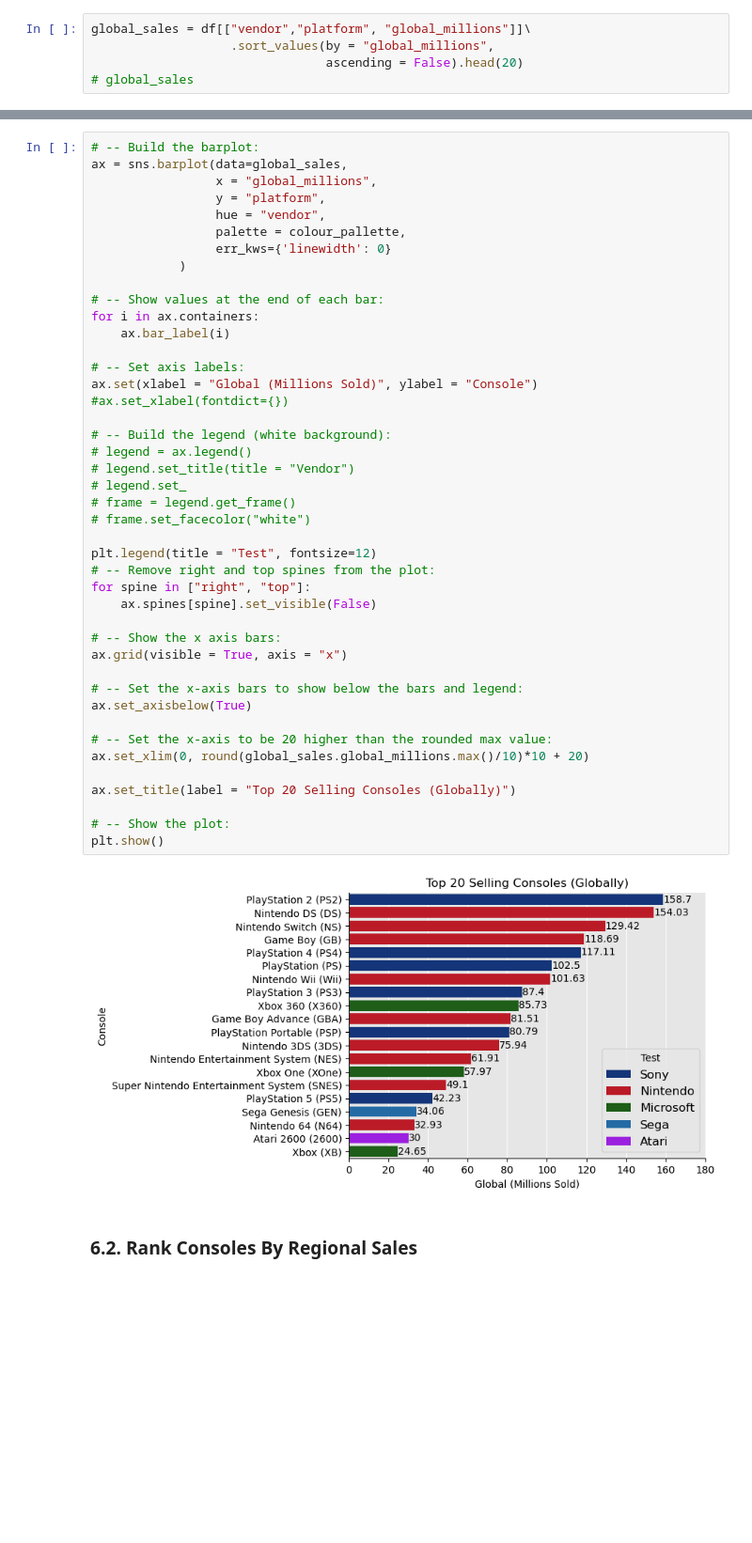
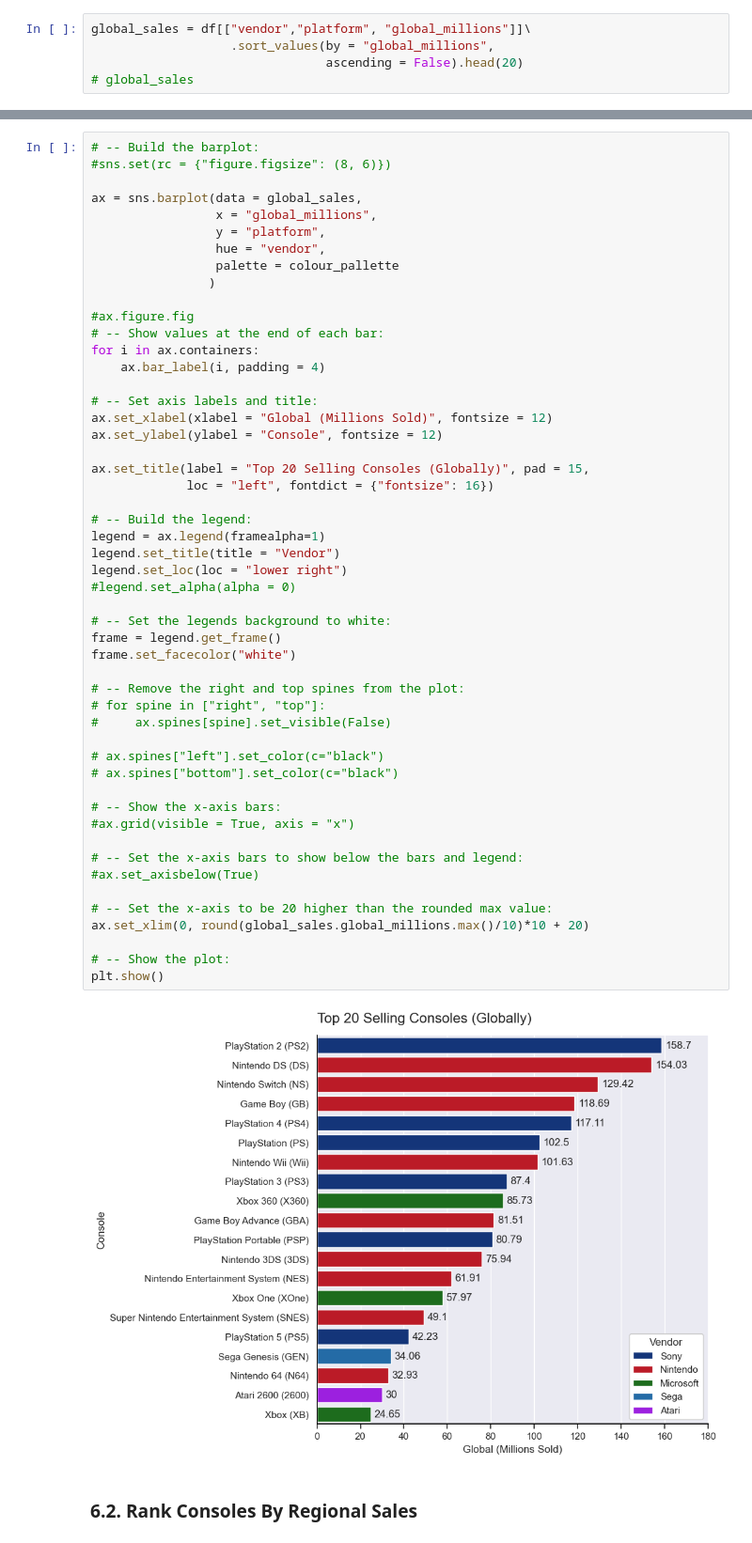
Before and after one commit to York13Pud/data-analytics-portfolio, a Jupyter notebook: video-game-console-sales/analysis.ipynb, the cells around one changed output, grey strips where cells are left out. Shown at 94% size. Drawn from its saved outputs; the diff is of its cells as text; blank space fills up the shorter version.

```diff
--- a/video-game-console-sales/analysis.ipynb
+++ b/video-game-console-sales/analysis.ipynb
@@ -182,48 +233,56 @@ global_sales = df[["vendor","platform", "global_millions"]]\
 # %%
 # -- Build the barplot:
-ax = sns.barplot(data=global_sales,
+#sns.set(rc = {"figure.figsize": (8, 6)})
+
+ax = sns.barplot(data = global_sales,
                  x = "global_millions",
                  y = "platform",
                  hue = "vendor",
-                 palette = colour_pallette,
-                 err_kws={'linewidth': 0}
-            )
+                 palette = colour_pallette
+                )
 
+#ax.figure.fig
 # -- Show values at the end of each bar:
 for i in ax.containers:
-    ax.bar_label(i)
+    ax.bar_label(i, padding = 4)
 
-# -- Set axis labels:
-ax.set(xlabel = "Global (Millions Sold)", ylabel = "Console")
-#ax.set_xlabel(fontdict={})
+# -- Set axis labels and title:
+ax.set_xlabel(xlabel = "Global (Millions Sold)", fontsize = 12)
+ax.set_ylabel(ylabel = "Console", fontsize = 12)
 
-# -- Build the legend (white background):
-# legend = ax.legend()
-# legend.set_title(title = "Vendor")
-# legend.set_
-# frame = legend.get_frame()
-# frame.set_facecolor("white")
+ax.set_title(label = "Top 20 Selling Consoles (Globally)", pad = 15,
+             loc = "left", fontdict = {"fontsize": 16})
 
-plt.legend(title = "Test", fontsize=12)
-# -- Remove right and top spines from the plot:
-for spine in ["right", "top"]:
-    ax.spines[spine].set_visible(False)
+# -- Build the legend:
+legend = ax.legend(framealpha=1)
+legend.set_title(title = "Vendor")
+legend.set_loc(loc = "lower right")
+#legend.set_alpha(alpha = 0)
 
-# -- Show the x axis bars:
-ax.grid(visible = True, axis = "x")
+# -- Set the legends background to white:
+frame = legend.get_frame()
+frame.set_facecolor("white")
+
+# -- Remove the right and top spines from the plot:
+# for spine in ["right", "top"]:
+#     ax.spines[spine].set_visible(False)
+
+# ax.spines["left"].set_color(c="black")
+# ax.spines["bottom"].set_color(c="black")
+
+# -- Show the x-axis bars:
+#ax.grid(visible = True, axis = "x")
 
 # -- Set the x-axis bars to show below the bars and legend:
-ax.set_axisbelow(True)
+#ax.set_axisbelow(True)
 
 # -- Set the x-axis to be 20 higher than the rounded max value:
 ax.set_xlim(0, round(global_sales.global_millions.max()/10)*10 + 20)
 
-ax.set_title(label = "Top 20 Selling Consoles (Globally)")
-
 # -- Show the plot:
 plt.show()
 # %% [output]
-[figure, old version]
+[figure, new version]
 # %% [markdown]
 ### 6.2. Rank Consoles By Regional Sales
 # %% [markdown]
```
Also changed, not shown: parts of 2 cells of this notebook.
